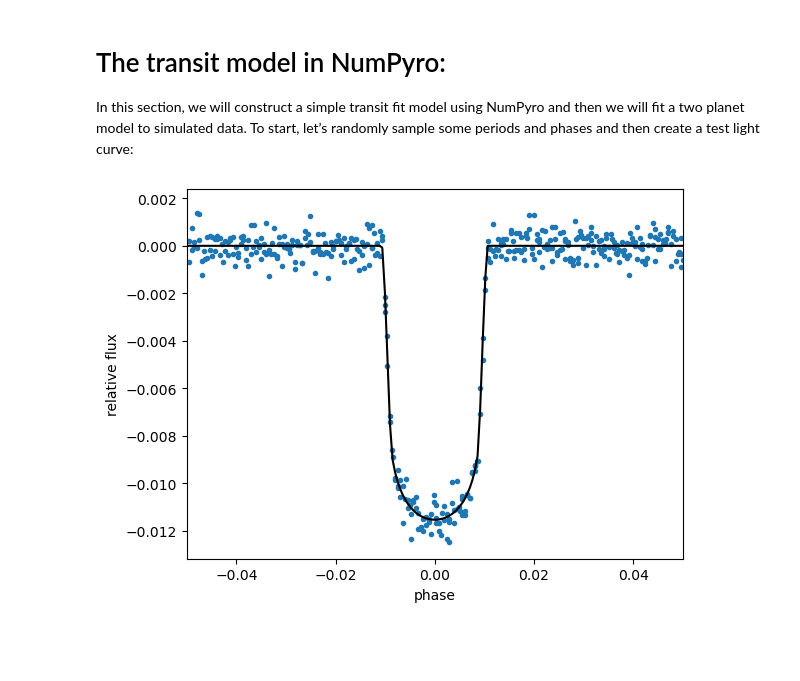
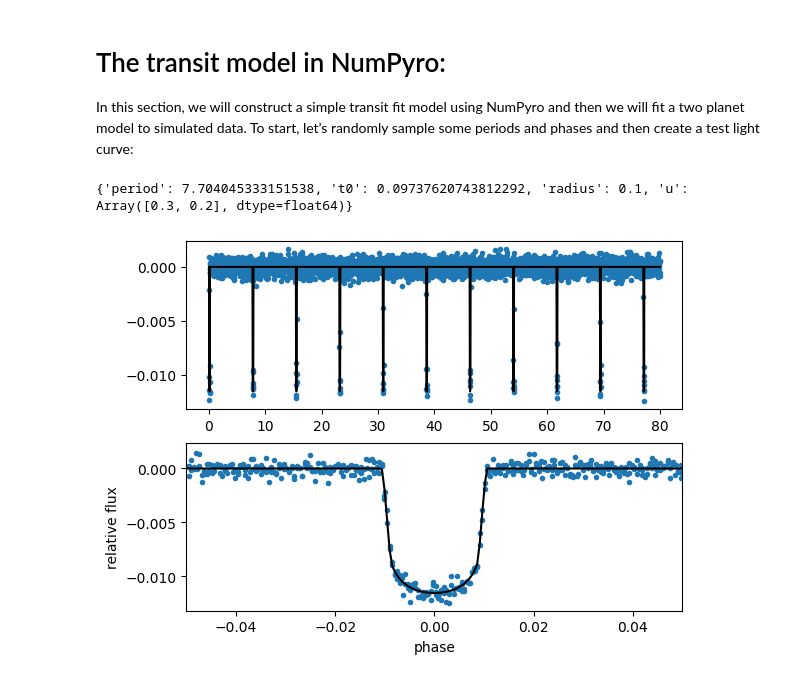
Before and after one commit to shishirdholakia/duotransit, a Jupyter notebook: jaxoplanet_fit.ipynb, the cells around one changed output. Saved outputs shown, nothing was run; the diff lists cells and outputs as text; code cells hidden in the pictures; blank space fills up the shorter version.

Commit message:
Updated jaxoplanet_fit with some better plots + nested sampling

```diff
--- a/jaxoplanet_fit.ipynb
+++ b/jaxoplanet_fit.ipynb
@@ -26,13 +26,14 @@ Warning, this code is meant to reproduce the exoplanet docs as exactly as possib
 # %% [markdown]
 *jaxoplanet* includes methods for computing the light curves transiting planets. In its simplest form this can be used to evaluate a light curve like you would do with [batman](https://github.com/lkreidberg/batman), for example:
 # %%
+from jaxoplanet.light_curves import LimbDarkLightCurve
 # The light curve calculation requires an orbit
 orbit = orbits.KeplerianOrbit.init(period=3.456, radius=0.1)
 
 # Compute a limb-darkened light curve using starry
 t = jnp.linspace(-0.1, 0.1, 1000)
 u = [0.3, 0.2]
-lc = light_curves.QuadLightCurve(u[0], u[1]).light_curve(orbit, t=t)
+lc = LimbDarkLightCurve(u).light_curve(orbit, t=t)
 
 plt.plot(t, lc[0], color="C0", lw=2)
 plt.ylabel("relative flux")
@@ -61,35 +62,41 @@ def light_curve(params, t):
     # The light curve calculation requires an orbit
     orbit = orbits.KeplerianOrbit.init(period=params['period'], radius=params['radius'],time_transit=params['t0'])
     # Compute a limb-darkened light curve using starry
-    lc = light_curves.QuadLightCurve(u1=params['u'][0], u2=params['u'][1]).light_curve(orbit, t=t)
+    lc = LimbDarkLightCurve(params["u"]).light_curve(orbit, t=t)
     return lc[0]
 # %%
 np.random.seed(11)
 period_true = np.random.uniform(5, 20)
 t0_true = np.random.uniform(low=0, high=5.0)
 t = np.arange(0, 80, 0.02)
 yerr = 5e-4
 
 true_params = {'period':period_true,
                't0':t0_true,
                'radius':0.1,
                'u':jnp.array([0.3, 0.2])
 }
 
+print(true_params)
 
 # Compute a limb-darkened light curve using starry
 lc_true = light_curve(true_params, t)
 
 lc = lc_true + yerr*np.random.normal(size=len(t))
 
 phase, flux = fold(period_true, t0_true, t, lc)
 _, flux_true = fold(period_true, t0_true, t, lc_true)
 
-plt.plot(phase, flux, 'C0.')
-plt.plot(phase,flux_true,color='k')
-plt.ylabel("relative flux")
-plt.xlabel("phase")
+fig=plt.figure()
+ax, ax1 = fig.subplots(2, 1)
+ax.plot(t, lc, 'C0.')
+ax.plot(t, lc_true, color='k')
+ax1.plot(phase, flux, 'C0.')
+ax1.plot(phase,flux_true,color='k')
+ax1.set_ylabel("relative flux")
+ax1.set_xlabel("phase")
 _ = plt.xlim(-0.05, 0.05)
 # %% [output]
+{'period': 7.704045333151538, 't0': 0.09737620743812292, 'radius': 0.1, 'u': Array([0.3, 0.2], dtype=float64)}
-[figure, old version]
+[figure, new version]
 # %%
```
Also changed, not shown: parts of 12 cells of this notebook.
